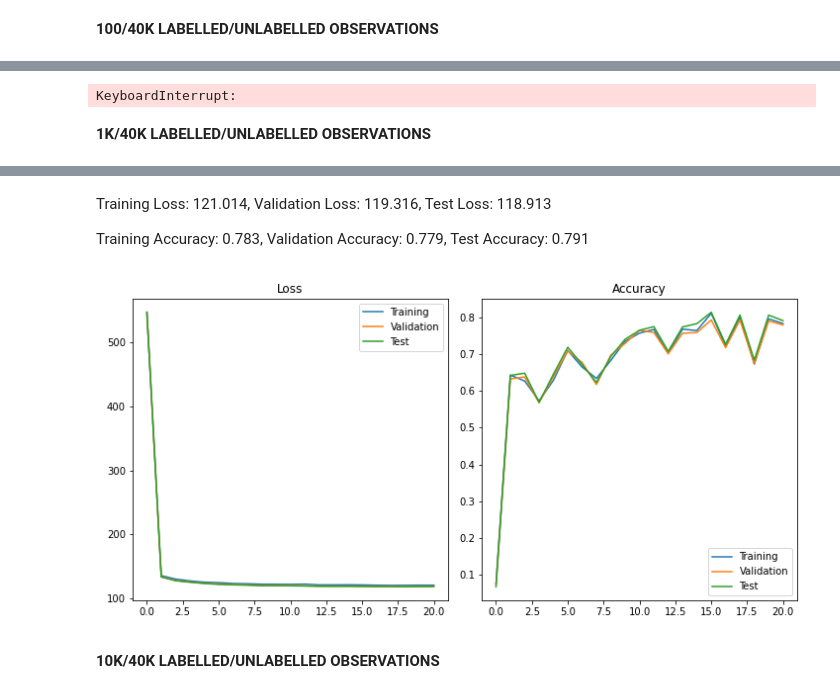
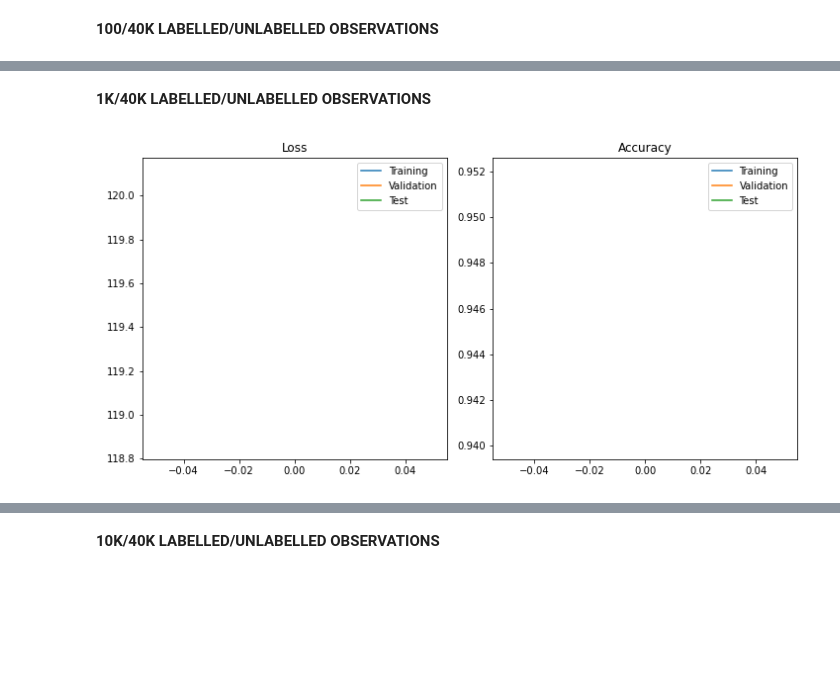
Before and after one commit to MrGorkajuice/DTU_VAE, a Jupyter notebook: VAE_Eksamen.ipynb, the cells around one changed output, grey strips where cells are left out. Cells and saved outputs as stored; diff of their text form; code cells hidden in the pictures; blank space fills up the shorter version.

```diff
--- a/VAE_Eksamen.ipynb
+++ b/VAE_Eksamen.ipynb
@@ -1264,27 +1177,3 @@ TestM2 = M2_VAE(sample.flatten().shape, # Input shape
-# %%
-%%time
-loader_setup(labelled_size=100, unlabelled_size=40000)
-trainer = M2_VAE_Trainer(TestM2,
-                         binarized_mnist_train_loader_labelled,
-                         binarized_mnist_train_loader_unlabelled,
-                         binarized_mnist_train_loader_validation,
-                         binarized_mnist_test_loader,
-                         10,
-                         10)
-epochs = 10
-fn = "m2_class_100_2_labelled_%dep.pt" % epochs
-if os.path.isfile(fn):
-    TestM2.load_state_dict(torch.load(fn))
-    print("Loaded model from %s" % fn)
-    trainer.test()
-else:
-    trainer.test()
-    for i in range(epochs):
-        trainer.train()
-        trainer.test()
-    torch.save(TestM2.state_dict(), fn)
-# %% [output]
-KeyboardInterrupt:
 # %% [markdown]
 **1K/40K LABELLED/UNLABELLED OBSERVATIONS**
 # %%
@@ -1294,27 +1183,30 @@ TestM2 = M2_VAE(sample.flatten().shape, # Input shape
                 10, # Classes
                 [200], # Network dimensions for encoder before adding classifications
                 [200], # Network dimensions for encoder after adding classification
-                [400, 200], # Network dimensions for classification network
+                [500, 250], # Network dimensions for classification network
                 [200, 400, 600]) # Network dimensions for decoder
 # %%
 %%time
+# Training
 loader_setup(labelled_size=1000, unlabelled_size=40000)
 trainer = M2_VAE_Trainer(TestM2,
                          binarized_mnist_train_loader_labelled,
                          binarized_mnist_train_loader_unlabelled,
                          binarized_mnist_train_loader_validation,
                          binarized_mnist_test_loader,
                          10,
-                         0.1)
+                         0.5)
 epochs = 20
 fn = "m2_class_1k_labelled_%dep.pt" % epochs
 if os.path.isfile(fn):
     TestM2.load_state_dict(torch.load(fn))
     print("Loaded model from %s" % fn)
     trainer.test()
 else:
     trainer.test()
     for i in range(epochs):
         trainer.train()
         trainer.test()
     torch.save(TestM2.state_dict(), fn)
+# %% [output]
+[figure, added]
@@ -1321,9 +1216,3 @@ else:
-# %% [markdown]
-Training Loss: 121.014, Validation Loss: 119.316, Test Loss: 118.913
-
-Training Accuracy: 0.783, Validation Accuracy: 0.779, Test Accuracy: 0.791
-# %% [markdown]
-![image.png](attachment:image.png)
 # %% [markdown]
 **10K/40K LABELLED/UNLABELLED OBSERVATIONS**
 # %%
```
Also changed, not shown: parts of 44 cells of this notebook, 8 other files.
